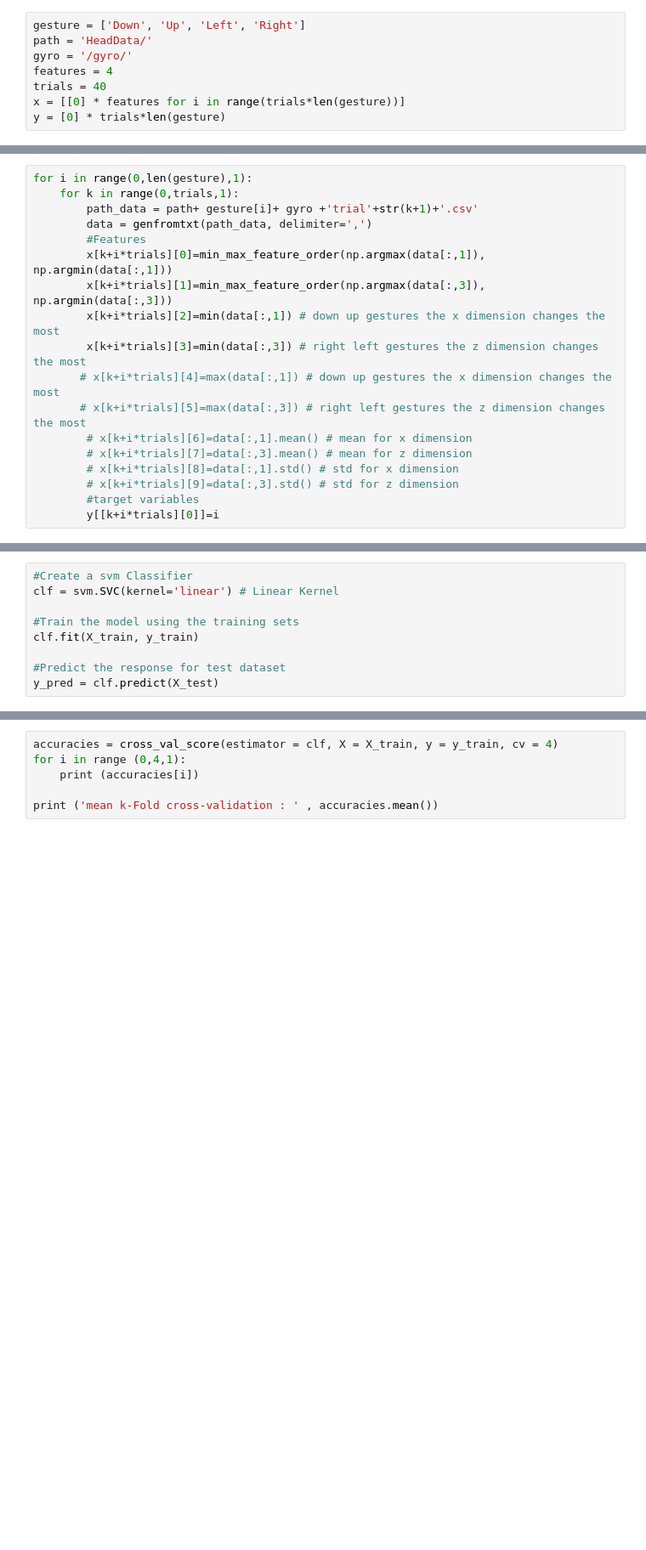
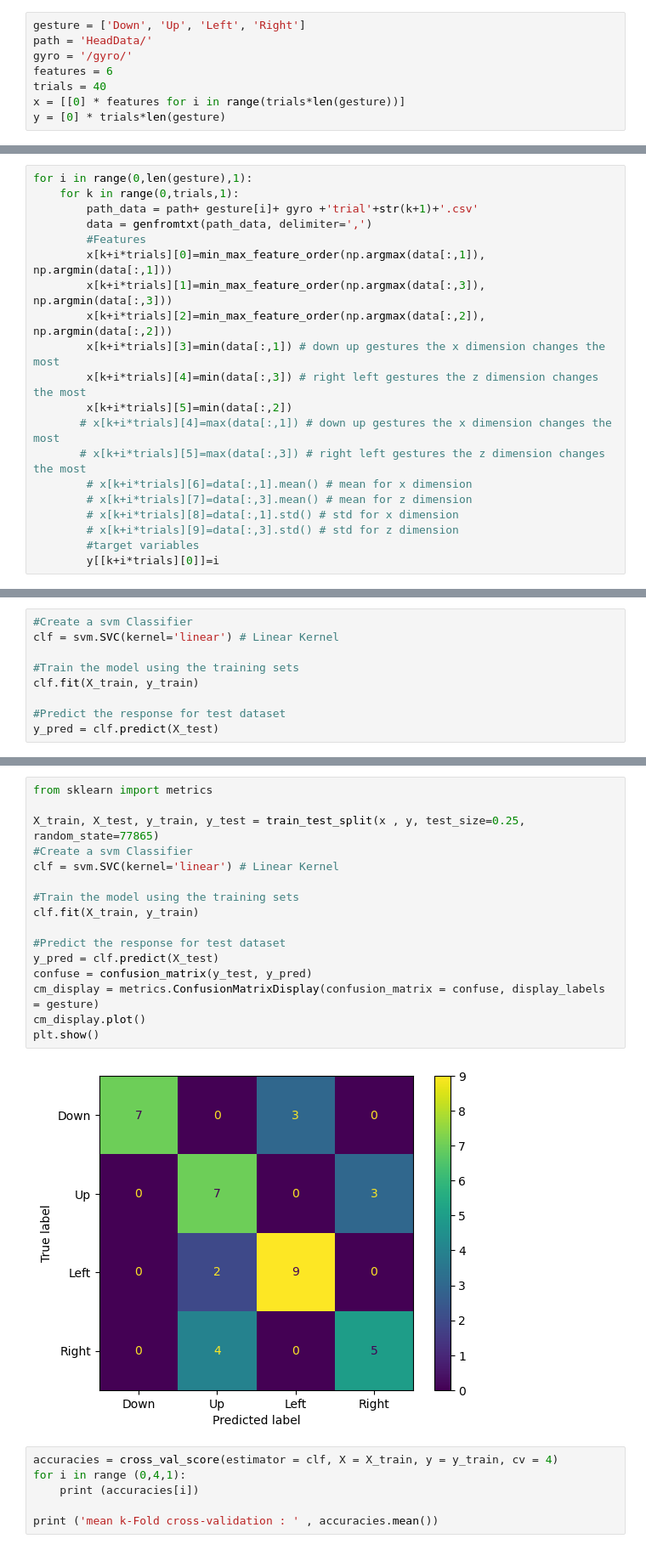
Before and after one commit to HMI2-Research-Group/PIP-Summer-School, a Jupyter notebook: OurCS@DFW workshop_v1.ipynb, the cells around one changed output, grey strips where cells are left out. Shown: that part at 85% size. Saved outputs shown, nothing was run; the diff lists cells and outputs as text; blank space fills up the shorter version.

```diff
--- a/OurCS@DFW workshop_v1.ipynb
+++ b/OurCS@DFW workshop_v1.ipynb
@@ -16,7 +16,7 @@ from sklearn.model_selection import cross_val_score
 gesture = ['Down', 'Up', 'Left', 'Right']
 path = 'HeadData/'
 gyro = '/gyro/'
-features = 4
+features = 6
 trials = 40
 x = [[0] * features for i in range(trials*len(gesture))]
 y = [0] * trials*len(gesture)
@@ -34,8 +34,10 @@ for i in range(0,len(gesture),1):
         #Features
         x[k+i*trials][0]=min_max_feature_order(np.argmax(data[:,1]), np.argmin(data[:,1]))
         x[k+i*trials][1]=min_max_feature_order(np.argmax(data[:,3]), np.argmin(data[:,3]))
-        x[k+i*trials][2]=min(data[:,1]) # down up gestures the x dimension changes the most
-        x[k+i*trials][3]=min(data[:,3]) # right left gestures the z dimension changes the most
+        x[k+i*trials][2]=min_max_feature_order(np.argmax(data[:,2]), np.argmin(data[:,2]))
+        x[k+i*trials][3]=min(data[:,1]) # down up gestures the x dimension changes the most
+        x[k+i*trials][4]=min(data[:,3]) # right left gestures the z dimension changes the most
+        x[k+i*trials][5]=min(data[:,2])
        # x[k+i*trials][4]=max(data[:,1]) # down up gestures the x dimension changes the most
        # x[k+i*trials][5]=max(data[:,3]) # right left gestures the z dimension changes the most
         # x[k+i*trials][6]=data[:,1].mean() # mean for x dimension
@@ -82,3 +126,21 @@ Confusion Matrix:
+# %%
+from sklearn import metrics
+
+X_train, X_test, y_train, y_test = train_test_split(x , y, test_size=0.25, random_state=77865)
+#Create a svm Classifier
+clf = svm.SVC(kernel='linear') # Linear Kernel
+
+#Train the model using the training sets
+clf.fit(X_train, y_train)
+
+#Predict the response for test dataset
+y_pred = clf.predict(X_test)
+confuse = confusion_matrix(y_test, y_pred)
+cm_display = metrics.ConfusionMatrixDisplay(confusion_matrix = confuse, display_labels = gesture)
+cm_display.plot()
+plt.show()
+# %% [output]
+[figure, added]
 # %%
 accuracies = cross_val_score(estimator = clf, X = X_train, y = y_train, cv = 4)
 for i in range (0,4,1):
```
Also changed, not shown: parts of 4 cells of this notebook.
